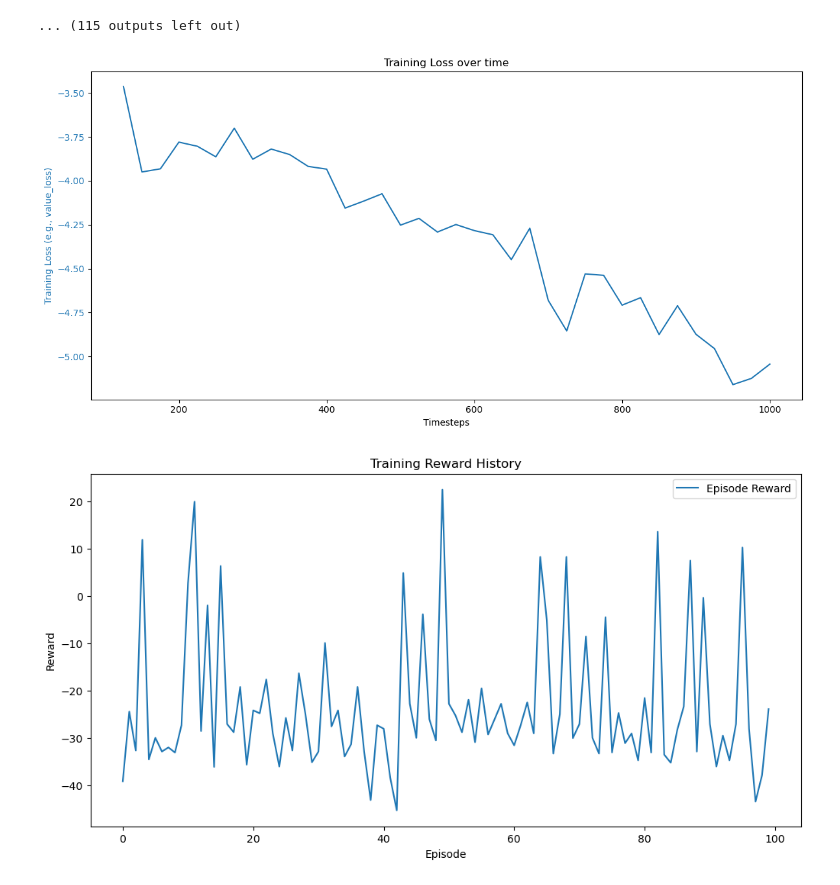
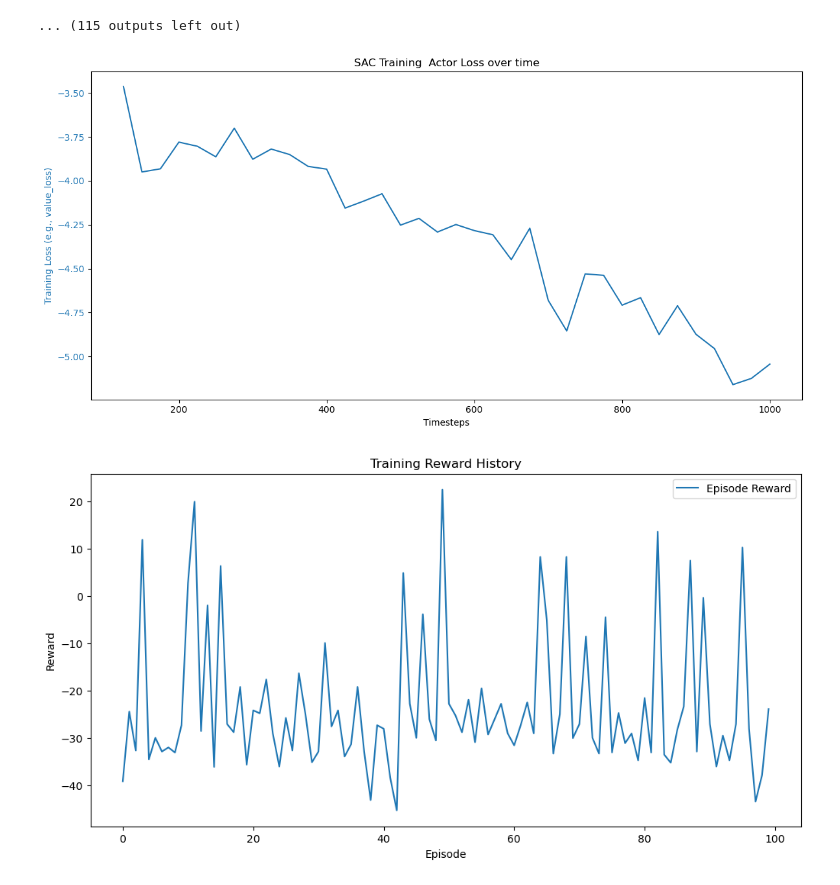
Before and after one commit to diogorodrigues2002/RL-24-25, a Jupyter notebook: Car Racing/Car_Racing.ipynb, the cells around one changed output. Cells and saved outputs as stored; diff of their text form; code cells hidden in the pictures.

```diff
--- a/Car Racing/Car_Racing.ipynb
+++ b/Car Racing/Car_Racing.ipynb
@@ -259,24 +259,24 @@ Episode length: 1000.00 +/- 0.00
 # %%
 import pandas as pd
 # Load training loss from CSV
 training_log = pd.read_csv("./sac_logs/training/progress.csv")
 timesteps = training_log["time/total_timesteps"]
 loss = training_log["train/actor_loss"]
 
 # Plotting
 fig, ax1 = plt.subplots(figsize=(12, 6))
 
 color = 'tab:blue'
 ax1.set_xlabel('Timesteps')
 ax1.set_ylabel('Training Loss (e.g., value_loss)', color=color)
 ax1.plot(timesteps, loss, label="Training Loss", color=color)
 ax1.tick_params(axis='y', labelcolor=color)
 
-plt.title("Training Loss over time")
+plt.title("SAC Training  Actor Loss over time")
 fig.tight_layout()
 plt.show()
 # %% [output]
-[figure, old version]
+[figure, new version]
 # %%
 plt.figure(figsize=(12,6))
 plt.plot(mean_reward, label="Episode Reward")
```
Also changed, not shown: parts of 1 cell of this notebook.
